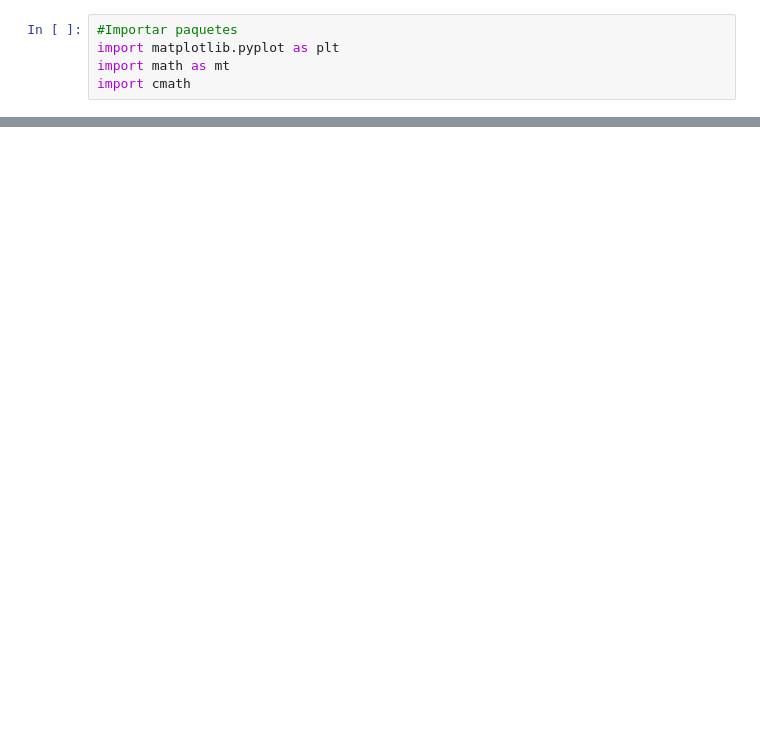
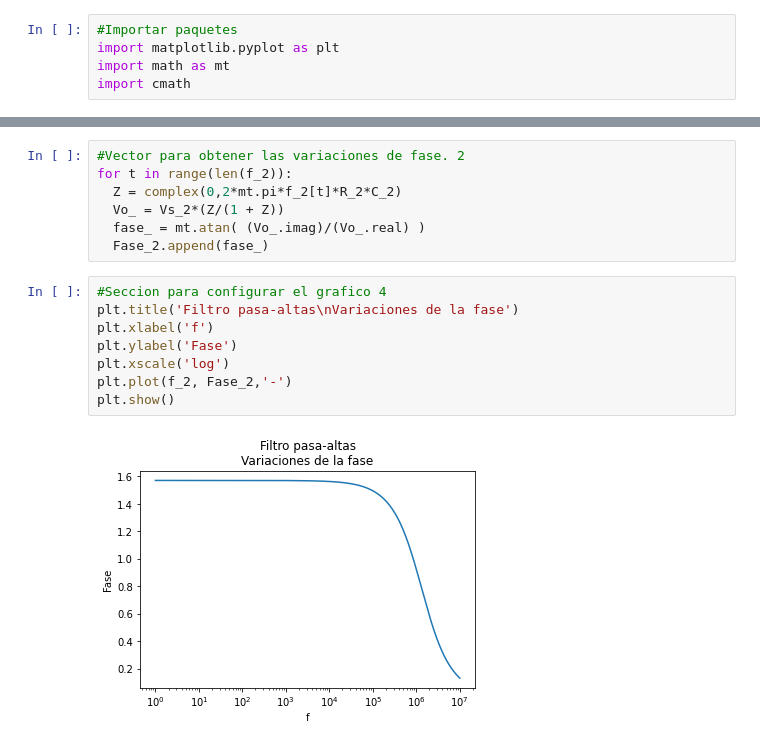
Before and after one commit to Edgar-La/Measurement-and-instrumentation, a Jupyter notebook: 04M2-Active_filters/Phasors.ipynb, the cells around one changed output, grey strips where cells are left out. Cells and saved outputs as stored; diff of their text form; blank space fills up the shorter version.

```diff
--- a/04M2-Active_filters/Phasors.ipynb
+++ b/04M2-Active_filters/Phasors.ipynb
@@ -72,0 +120,17 @@ plt.show()
+# %%
+#Vector para obtener las variaciones de fase. 2
+for t in range(len(f_2)):
+  Z = complex(0,2*mt.pi*f_2[t]*R_2*C_2)
+  Vo_ = Vs_2*(Z/(1 + Z))
+  fase_ = mt.atan( (Vo_.imag)/(Vo_.real) )
+  Fase_2.append(fase_)
+# %%
+#Seccion para configurar el grafico 4
+plt.title('Filtro pasa-altas\nVariaciones de la fase')
+plt.xlabel('f')
+plt.ylabel('Fase')
+plt.xscale('log')
+plt.plot(f_2, Fase_2,'-')
+plt.show()
+# %% [output]
+[figure, added]
```
Also changed, not shown: parts of 12 cells of this notebook.
